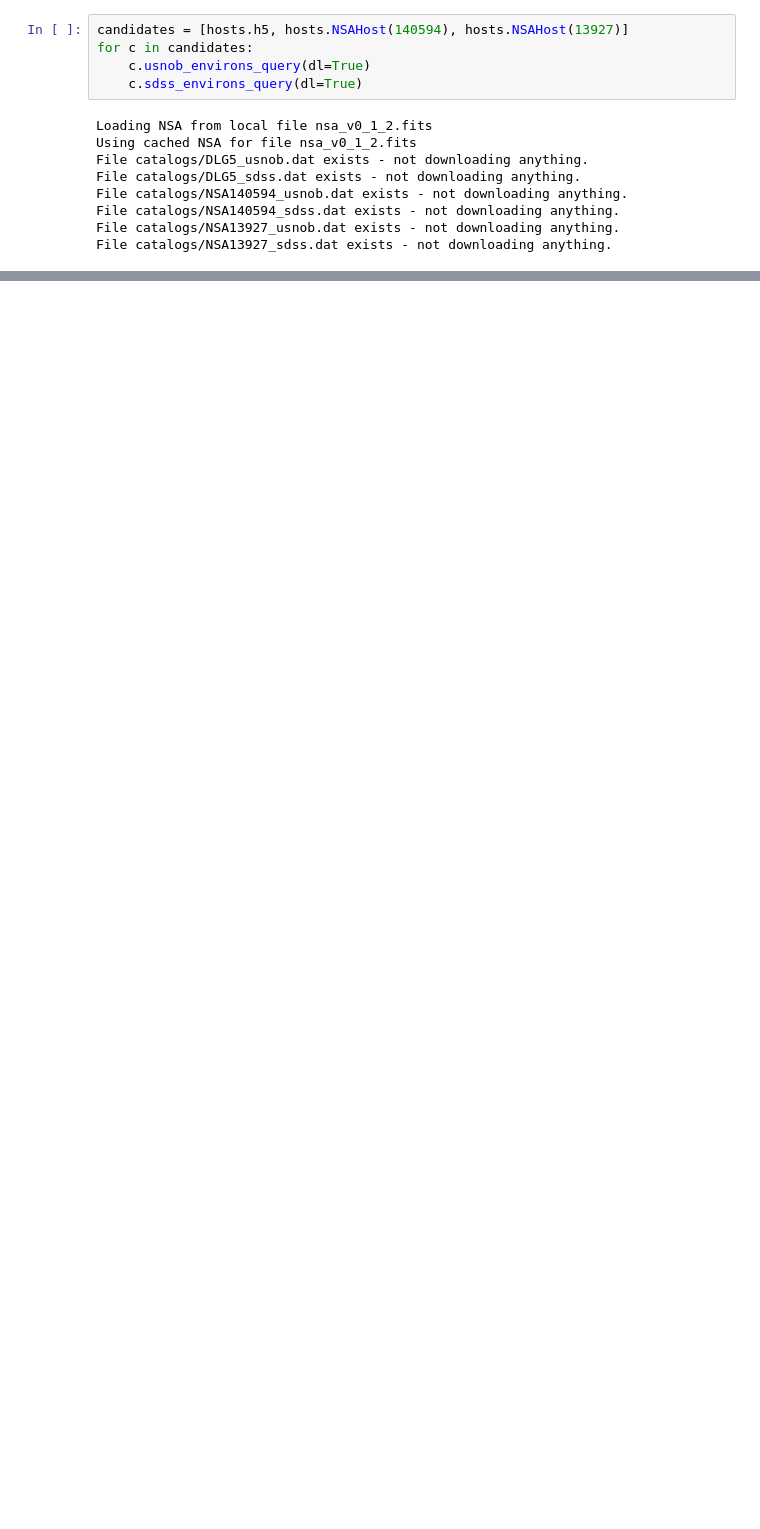
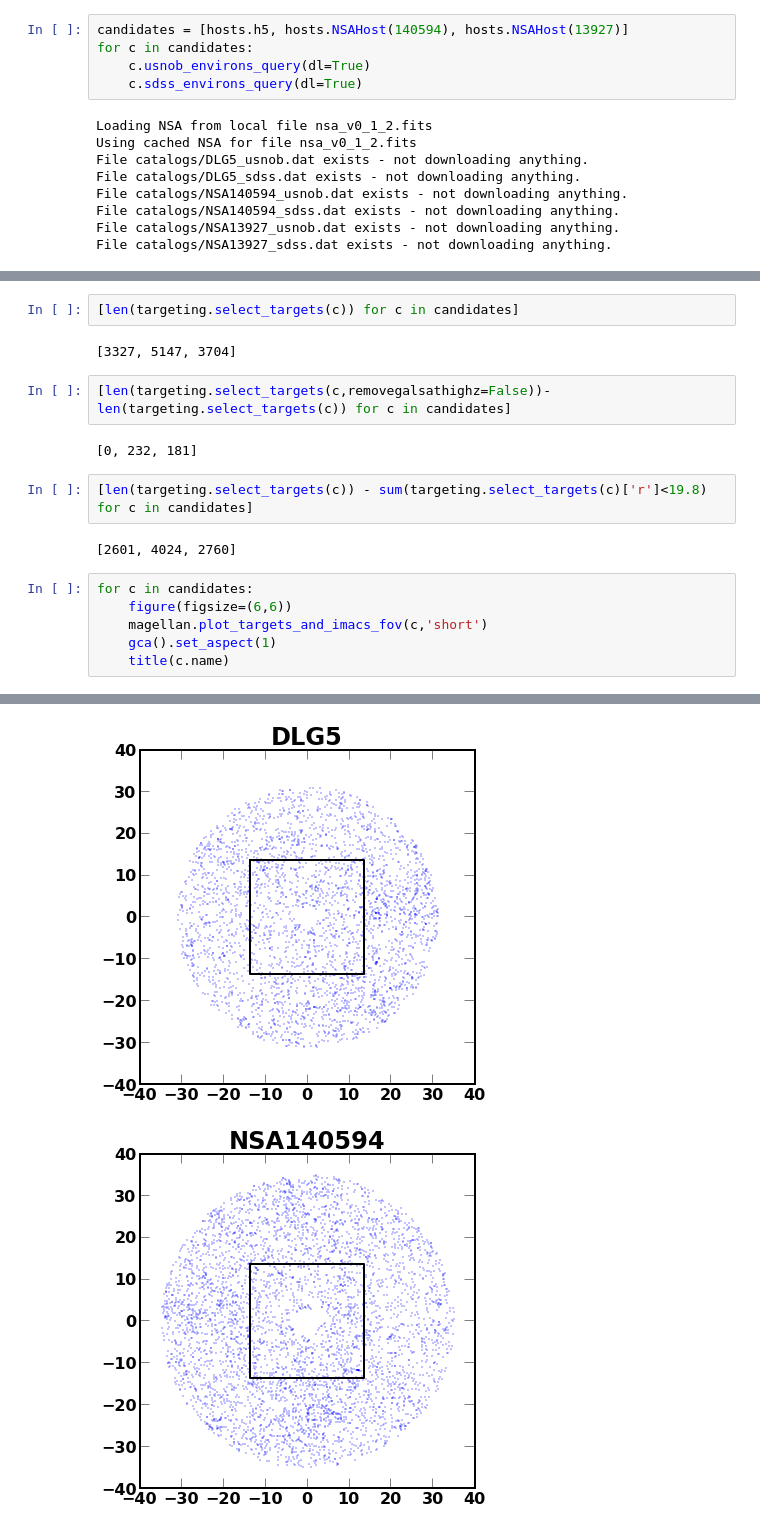
Before and after one commit to sagasurvey/erik, a Jupyter notebook: 2012Feb-IMACS.ipynb, the cells around one changed output, grey strips where cells are left out. Cells and saved outputs as stored; diff of their text form; blank space fills up the shorter version.

```diff
--- a/2012Feb-IMACS.ipynb
+++ b/2012Feb-IMACS.ipynb
@@ -30,0 +30,19 @@ targeting.select_targets
+# %%
+[len(targeting.select_targets(c)) for c in candidates]
+# %% [output]
+[3327, 5147, 3704]
+# %%
+[len(targeting.select_targets(c,removegalsathighz=False))-len(targeting.select_targets(c)) for c in candidates]
+# %% [output]
+[0, 232, 181]
+# %%
+[len(targeting.select_targets(c)) - sum(targeting.select_targets(c)['r']<19.8) for c in candidates]
+# %% [output]
+[2601, 4024, 2760]
+# %%
+for c in candidates:
+    figure(figsize=(6,6))
+    magellan.plot_targets_and_imacs_fov(c,'short')
+    gca().set_aspect(1)
+    title(c.name)
+# %% [output]
@@ -30,0 +55,2 @@ targeting.select_targets
+[figure, added]
+[figure, added]
```
Also changed, not shown: parts of 14 cells of this notebook, 2 other files.
